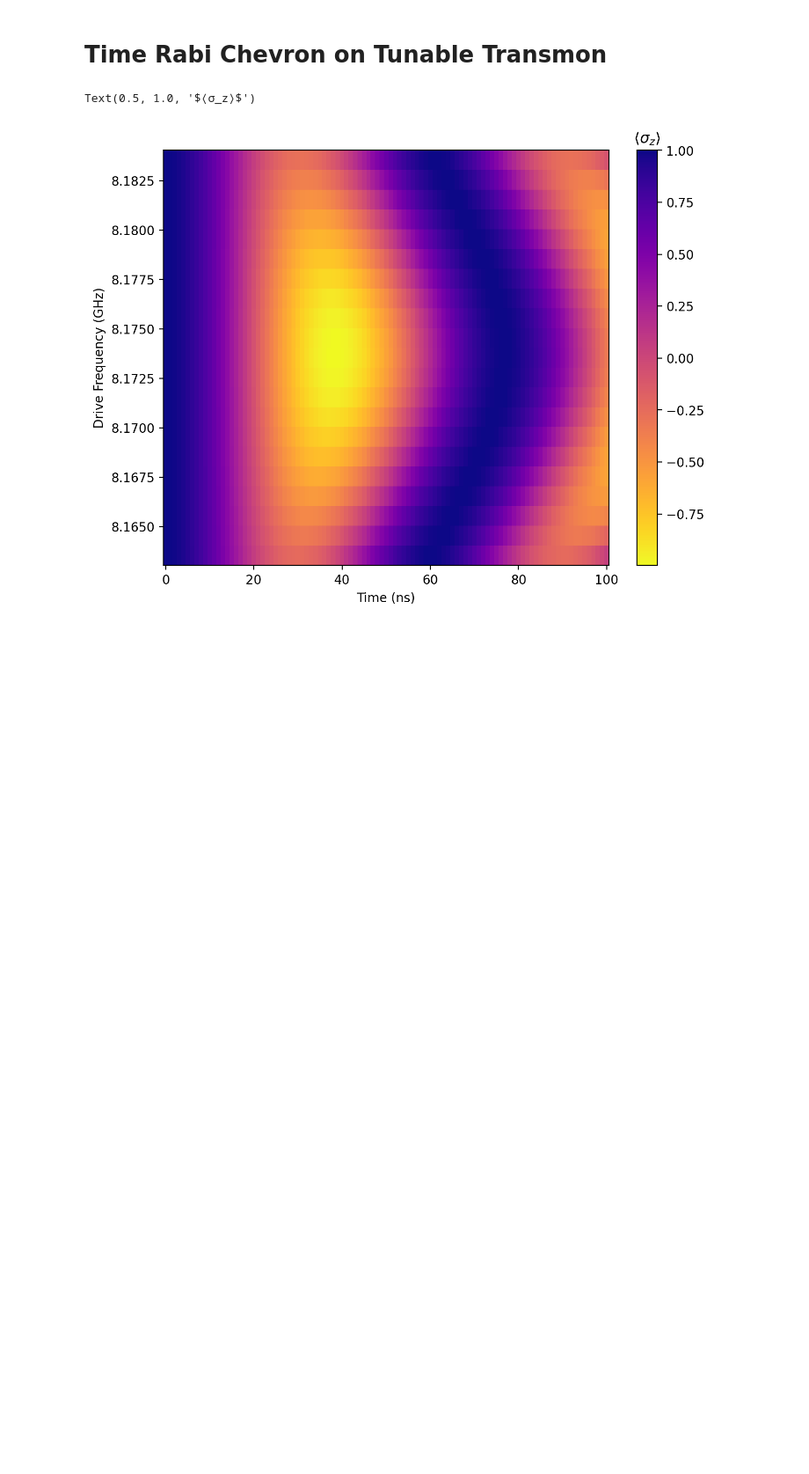
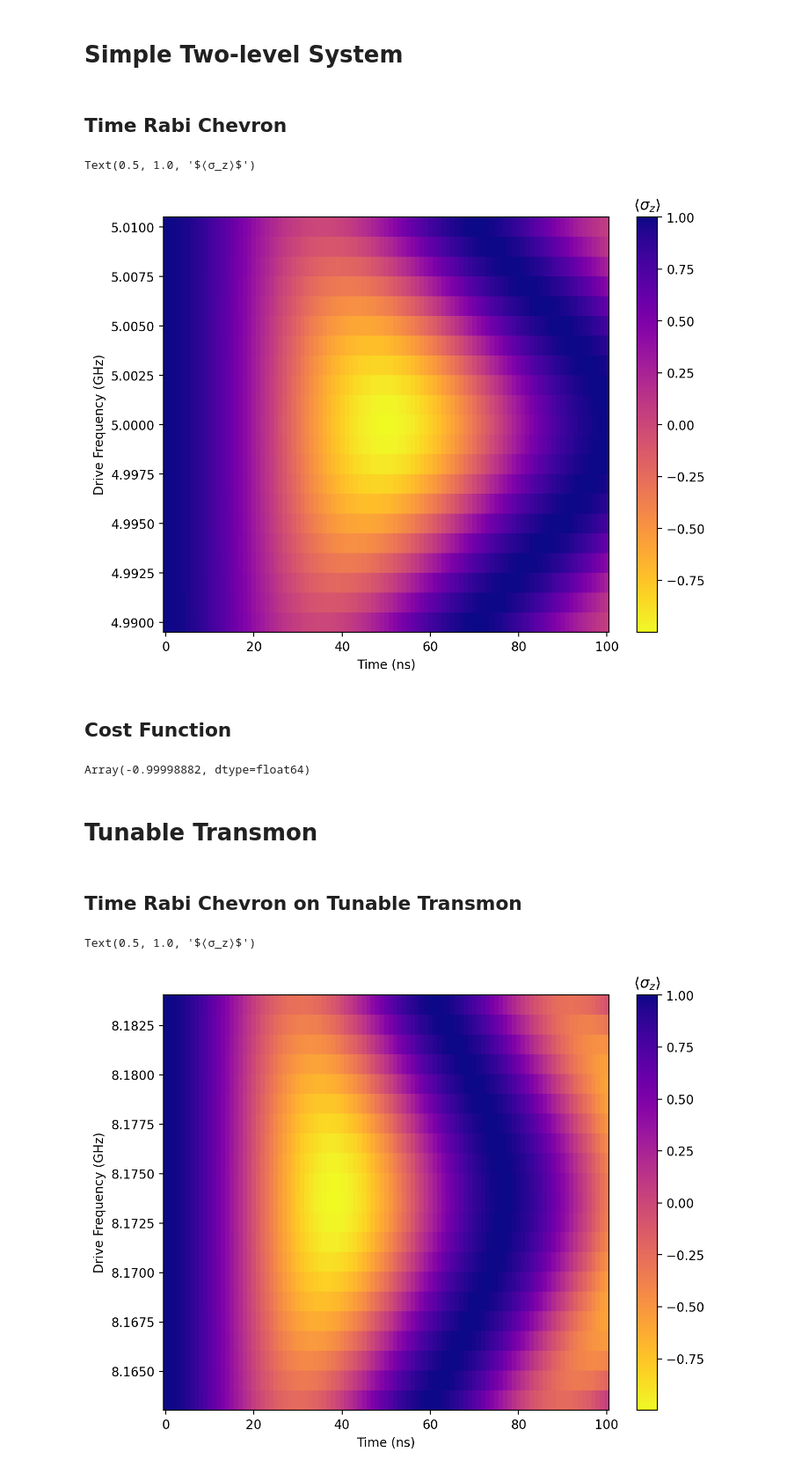
Before and after one commit to EQuS/nvidia-equs-public, a Jupyter notebook: 1-pi-pulse-cost-function.ipynb, the cells around one changed output. Shown at 88% size. Drawn from its saved outputs; the diff is of its cells as text; code cells hidden in the pictures; blank space fills up the shorter version.

```diff
--- a/1-pi-pulse-cost-function.ipynb
+++ b/1-pi-pulse-cost-function.ipynb
@@ -6,3 +6,51 @@ import jax.numpy as jnp
 import matplotlib.pyplot as plt
 
 from jax import jit
+# %% [markdown]
+# Simple Two-level System
+# %% [markdown]
+## Time Rabi Chevron
+# %%
+fq = 5 # [GHz]
+H0 = 2 * jnp.pi * fq * jqt.sigmaz() / 2
+
+g_d = 2 * jnp.pi * 0.01 # [GHz]
+
+omega_01 = 2 * jnp.pi * fq
+omegas = omega_01 + 2 * jnp.pi * jnp.linspace(-0.01, 0.01, 21)
+
+def Ht(t):
+    return H0 + g_d * jqt.sigmax() * jnp.cos(omegas * t)
+
+
+g_ket = jqt.basis(2, 0)
+e_ket = jqt.basis(2, 1)
+
+omegas = omega_01 + 2 * jnp.pi * jnp.linspace(-0.01, 0.01, 21)
+ts = jnp.linspace(0, 100, 101)
+
+
+results = jqt.sesolve(
+    Ht,
+    g_ket,
+    ts
+)
+
+g = g_ket
+e = e_ket
+sz = g @ g.dag() - e @ e.dag()
+overlaps = jqt.overlap(results, sz)
+# %%
+fig, ax = plt.subplots(1,1, figsize=(8,6), dpi=200)
+
+im = ax.pcolormesh(ts, omegas / (2 * jnp.pi), overlaps.real.T, cmap="plasma_r")
+
+ax.set_xlabel("Time (ns)")
+ax.set_ylabel("Drive Frequency (GHz)")
+cbar = fig.colorbar(im, ax=ax)
+cbar.ax.set_title("$⟨σ_z⟩$")
+# %% [output]
+Text(0.5, 1.0, '$⟨σ_z⟩$')
+[figure, added]
+# %% [markdown]
+## Cost Function
@@ -9,5 +95,11 @@ from jax import jit
+# %%
+calc_metric(5.0, 50.0, 1.0)
+# %% [output]
+Array(-0.99998882, dtype=float64)
+# %% [markdown]
+# Tunable Transmon
 # %% [markdown]
-# Time Rabi Chevron on Tunable Transmon
+## Time Rabi Chevron on Tunable Transmon
 # %%
 Ec_q = 0.3
 Ej_q = 15
```
Also changed, not shown: parts of 3 cells of this notebook.
